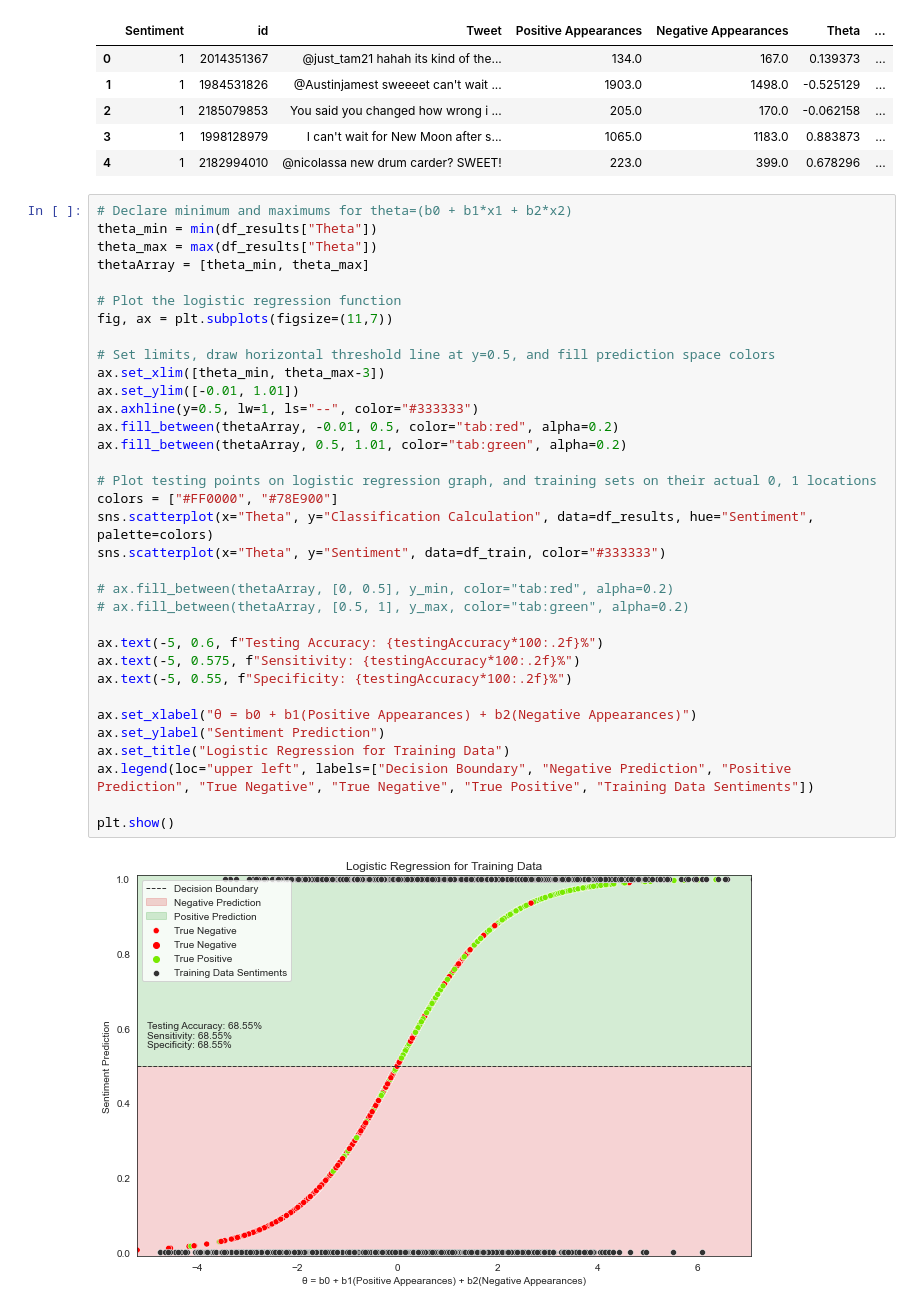
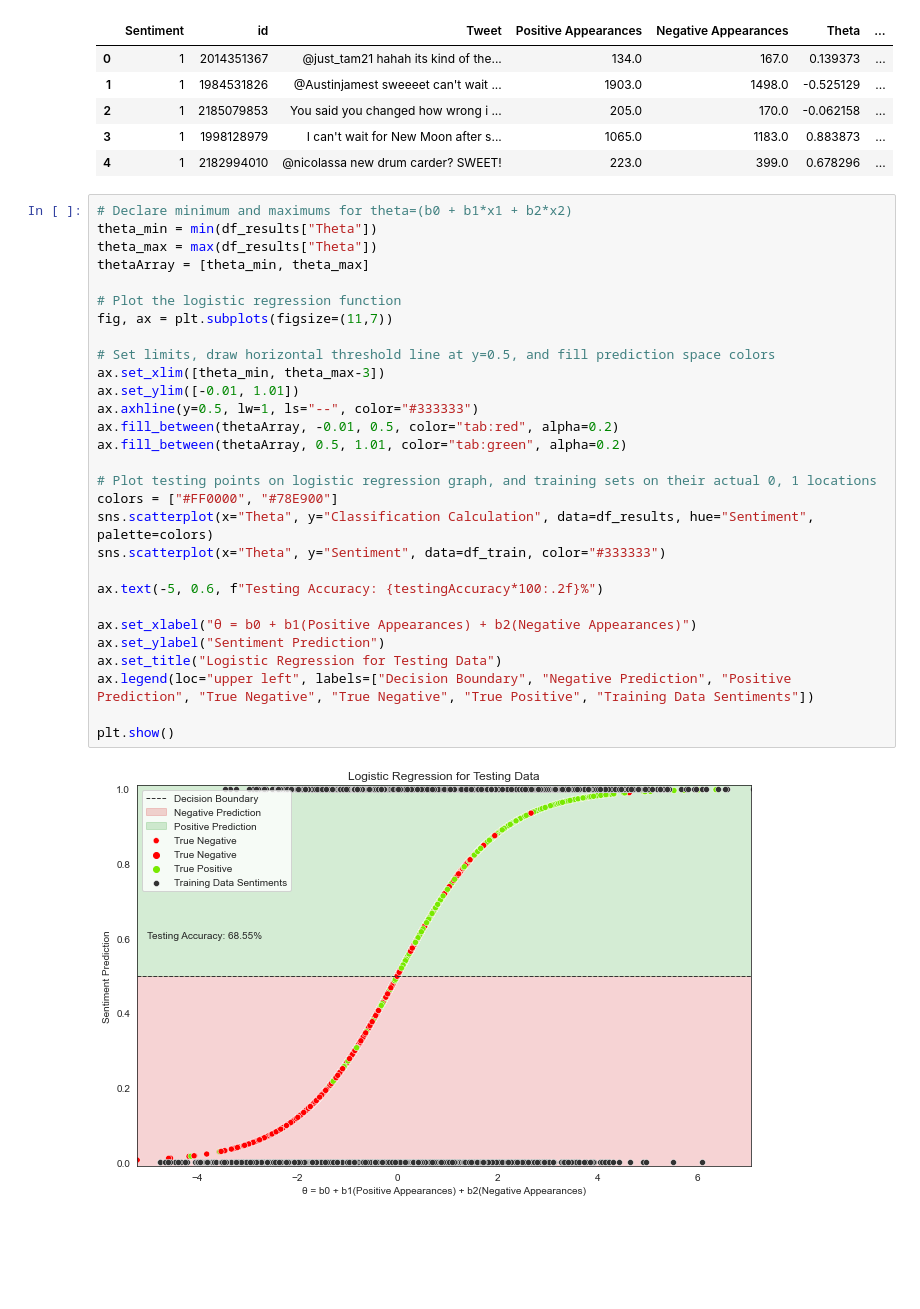
Before and after one commit to reece-iriye/Twitter-Sentiment-Analysis-in-Cpp-vs-Python, a Jupyter notebook: Python Sentiment Analysis/sentiment_analysis.ipynb, the cells around one changed output. Drawn from its saved outputs; the diff is of its cells as text; blank space fills up the shorter version.

```diff
--- a/Python Sentiment Analysis/sentiment_analysis.ipynb
+++ b/Python Sentiment Analysis/sentiment_analysis.ipynb
@@ -482,36 +484,31 @@ df_train.head()
 # %%
 # Declare minimum and maximums for theta=(b0 + b1*x1 + b2*x2)
 theta_min = min(df_results["Theta"])
 theta_max = max(df_results["Theta"])
 thetaArray = [theta_min, theta_max]
 
 # Plot the logistic regression function
 fig, ax = plt.subplots(figsize=(11,7))
 
 # Set limits, draw horizontal threshold line at y=0.5, and fill prediction space colors
 ax.set_xlim([theta_min, theta_max-3])
 ax.set_ylim([-0.01, 1.01])
 ax.axhline(y=0.5, lw=1, ls="--", color="#333333")
 ax.fill_between(thetaArray, -0.01, 0.5, color="tab:red", alpha=0.2)
 ax.fill_between(thetaArray, 0.5, 1.01, color="tab:green", alpha=0.2)
 
 # Plot testing points on logistic regression graph, and training sets on their actual 0, 1 locations
 colors = ["#FF0000", "#78E900"]
 sns.scatterplot(x="Theta", y="Classification Calculation", data=df_results, hue="Sentiment", palette=colors)
 sns.scatterplot(x="Theta", y="Sentiment", data=df_train, color="#333333")
 
-# ax.fill_between(thetaArray, [0, 0.5], y_min, color="tab:red", alpha=0.2)
-# ax.fill_between(thetaArray, [0.5, 1], y_max, color="tab:green", alpha=0.2)
-
 ax.text(-5, 0.6, f"Testing Accuracy: {testingAccuracy*100:.2f}%")
-ax.text(-5, 0.575, f"Sensitivity: {testingAccuracy*100:.2f}%")
-ax.text(-5, 0.55, f"Specificity: {testingAccuracy*100:.2f}%")
 
 ax.set_xlabel("θ = b0 + b1(Positive Appearances) + b2(Negative Appearances)")
 ax.set_ylabel("Sentiment Prediction")
-ax.set_title("Logistic Regression for Training Data")
+ax.set_title("Logistic Regression for Testing Data")
 ax.legend(loc="upper left", labels=["Decision Boundary", "Negative Prediction", "Positive Prediction", "True Negative", "True Negative", "True Positive", "Training Data Sentiments"])
 
 plt.show()
 # %% [output]
-[figure, old version]
+[figure, new version]
```
Also changed, not shown: parts of 29 cells of this notebook, 2 other files.
